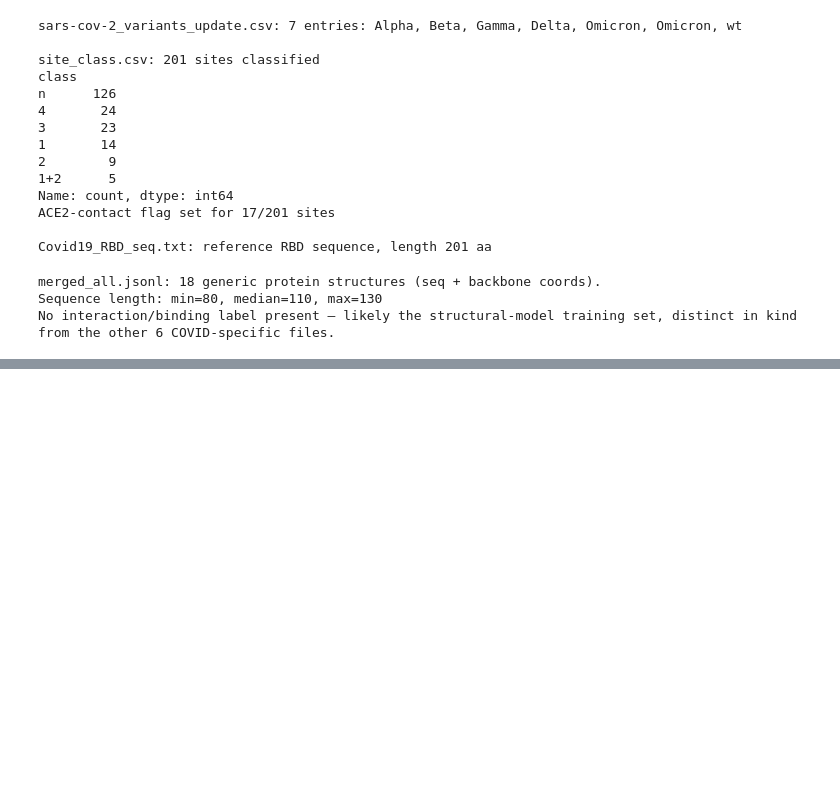
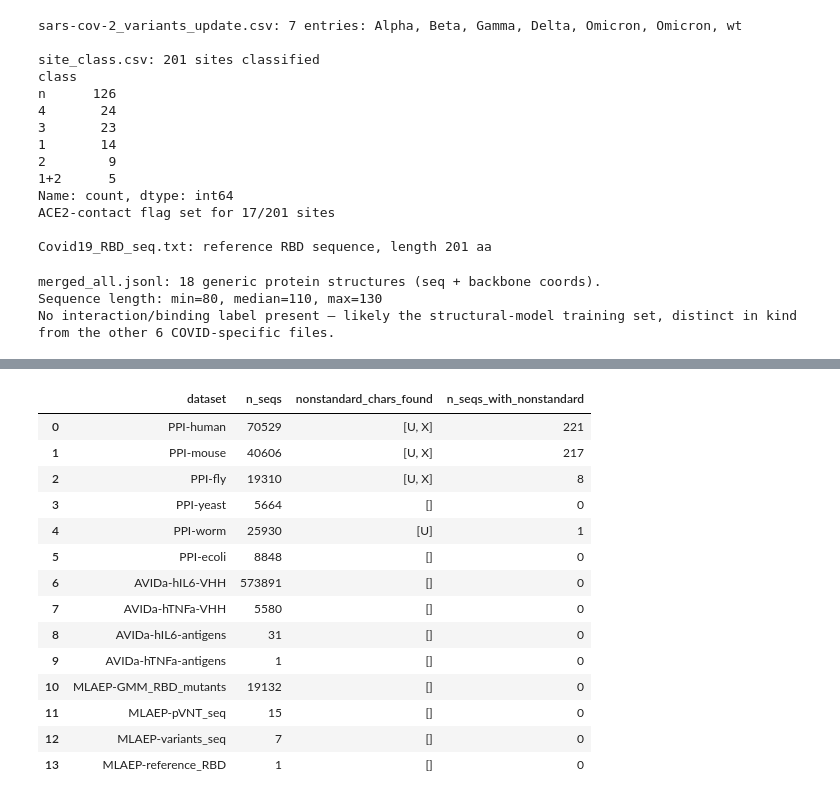
Before and after one commit to ethomas4737/dax-gen_project, a Jupyter notebook: docs/phase1_eda_walkthrough.ipynb, the cells around one changed output, grey strips where cells are left out. Cells and saved outputs as stored; diff of their text form; code cells hidden in the pictures; blank space fills up the shorter version.

```diff
--- a/docs/phase1_eda_walkthrough.ipynb
+++ b/docs/phase1_eda_walkthrough.ipynb
@@ -406,0 +474,42 @@ No interaction/binding label present — likely the structural-model training se
+# %%
+STANDARD_AA = set("ACDEFGHIKLMNPQRSTVWY")
+
+def check_vocab(seqs, label):
+    all_chars = set("".join(seqs))
+    nonstandard = sorted(all_chars - STANDARD_AA)
+    n_bad_seqs = sum(1 for s in seqs if set(s) - STANDARD_AA)
+    return {"dataset": label, "n_seqs": len(seqs), "nonstandard_chars_found": nonstandard, "n_seqs_with_nonstandard": n_bad_seqs}
+
+il6_ag = pd.read_csv(RAWDATA / "avida" / "hIL6_antigen_sequences.csv")
+tnfa_ag = pd.read_csv(RAWDATA / "avida" / "hTNFa_antigen_sequences.csv")
+
+vocab_results = []
+for species, seqs in ppi_seqs.items():
+    vocab_results.append(check_vocab(seqs, f"PPI-{species}"))
+for name, df in avida_dfs.items():
+    vocab_results.append(check_vocab(df["VHH_sequence"].tolist(), f"AVIDa-{name}-VHH"))
+vocab_results.append(check_vocab(il6_ag["Ag_sequence"].tolist(), "AVIDa-hIL6-antigens"))
+vocab_results.append(check_vocab(tnfa_ag["Ag_sequence"].tolist(), "AVIDa-hTNFa-antigens"))
+vocab_results.append(check_vocab(gmm["seq"].tolist(), "MLAEP-GMM_RBD_mutants"))
+vocab_results.append(check_vocab(mlaep_pvnt_seq["seq"].tolist(), "MLAEP-pVNT_seq"))
+vocab_results.append(check_vocab(mlaep_variants_full["seq"].tolist(), "MLAEP-variants_seq"))
+vocab_results.append(check_vocab([ref], "MLAEP-reference_RBD"))
+
+vocab_df = pd.DataFrame(vocab_results)
+vocab_df
+# %% [output]
+|  | dataset | n_seqs | nonstandard_chars_found | n_seqs_with_nonstandard |
+| 0 | PPI-human | 70529 | [U, X] | 221 |
+| 1 | PPI-mouse | 40606 | [U, X] | 217 |
+| 2 | PPI-fly | 19310 | [U, X] | 8 |
+| 3 | PPI-yeast | 5664 | [] | 0 |
+| 4 | PPI-worm | 25930 | [U] | 1 |
+| 5 | PPI-ecoli | 8848 | [] | 0 |
+| 6 | AVIDa-hIL6-VHH | 573891 | [] | 0 |
+| 7 | AVIDa-hTNFa-VHH | 5580 | [] | 0 |
+| 8 | AVIDa-hIL6-antigens | 31 | [] | 0 |
+| 9 | AVIDa-hTNFa-antigens | 1 | [] | 0 |
+| 10 | MLAEP-GMM_RBD_mutants | 19132 | [] | 0 |
+| 11 | MLAEP-pVNT_seq | 15 | [] | 0 |
+| 12 | MLAEP-variants_seq | 7 | [] | 0 |
+| 13 | MLAEP-reference_RBD | 1 | [] | 0 |
```
Also changed, not shown: parts of 11 cells of this notebook, 3 other files.
